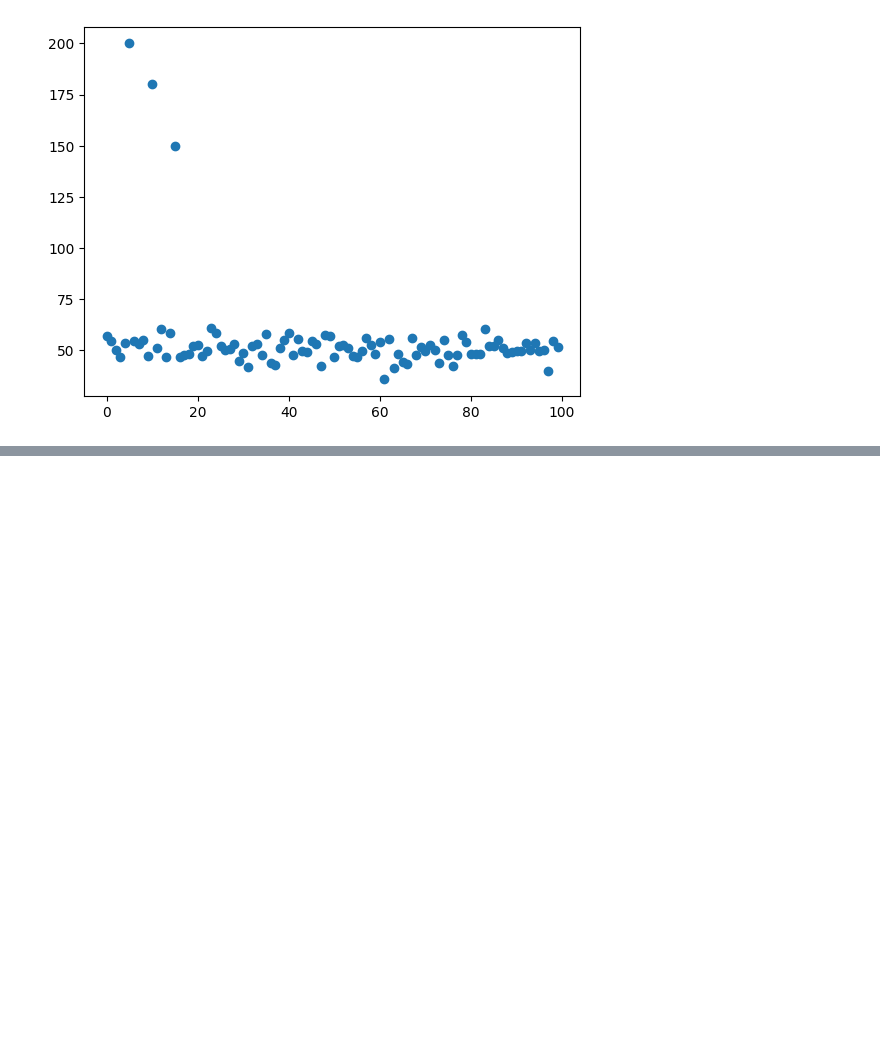
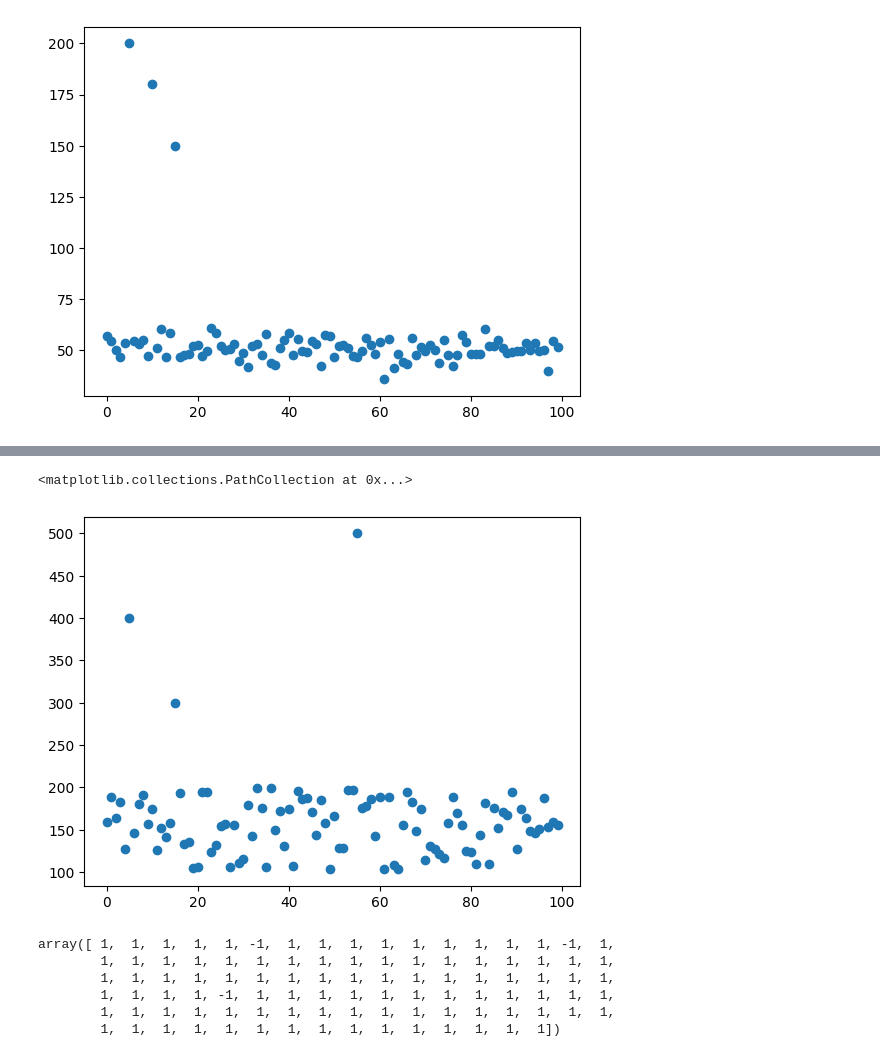
Before and after one commit to deepakalur4/UnSuperivised-ML-Algo-Practical-implementation, a Jupyter notebook: Anomaly_detection.ipynb, the cells around one changed output, grey strips where cells are left out. Saved outputs shown, nothing was run; the diff lists cells and outputs as text; code cells hidden in the pictures; blank space fills up the shorter version.

```diff
--- a/Anomaly_detection.ipynb
+++ b/Anomaly_detection.ipynb
@@ -40,0 +43,13 @@ plt.scatter(data.index,data["Data"],c=model.fit_predict(data[["Data"]]))
+# %%
+x=np.random.randint(100,200,100)
+# %%
+data=pd.DataFrame(x,columns=["Data"])
+# %%
+data.loc[5]=400
+data.loc[15]=300
+data.loc[55]=500
+# %%
+plt.scatter(data.index,data["Data"])
+# %% [output]
+<matplotlib.collections.PathCollection at 0x...>
+[figure, added]
@@ -40,0 +60,9 @@ plt.scatter(data.index,data["Data"],c=model.fit_predict(data[["Data"]]))
+# %%
+model.fit_predict(data[["Data"]])
+# %% [output]
+array([ 1,  1,  1,  1,  1, -1,  1,  1,  1,  1,  1,  1,  1,  1,  1, -1,  1,
+        1,  1,  1,  1,  1,  1,  1,  1,  1,  1,  1,  1,  1,  1,  1,  1,  1,
+        1,  1,  1,  1,  1,  1,  1,  1,  1,  1,  1,  1,  1,  1,  1,  1,  1,
+        1,  1,  1,  1, -1,  1,  1,  1,  1,  1,  1,  1,  1,  1,  1,  1,  1,
+        1,  1,  1,  1,  1,  1,  1,  1,  1,  1,  1,  1,  1,  1,  1,  1,  1,
+        1,  1,  1,  1,  1,  1,  1,  1,  1,  1,  1,  1,  1,  1,  1])
```
Also changed, not shown: parts of 8 cells of this notebook.
